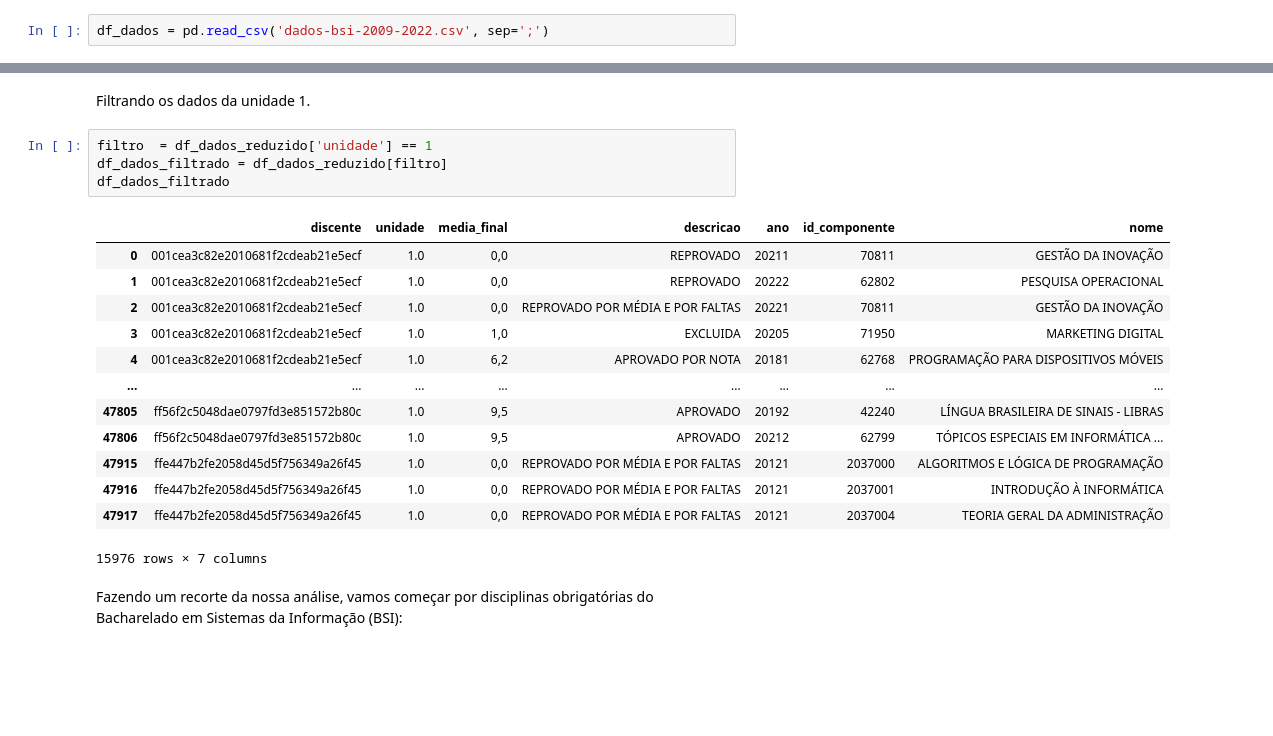
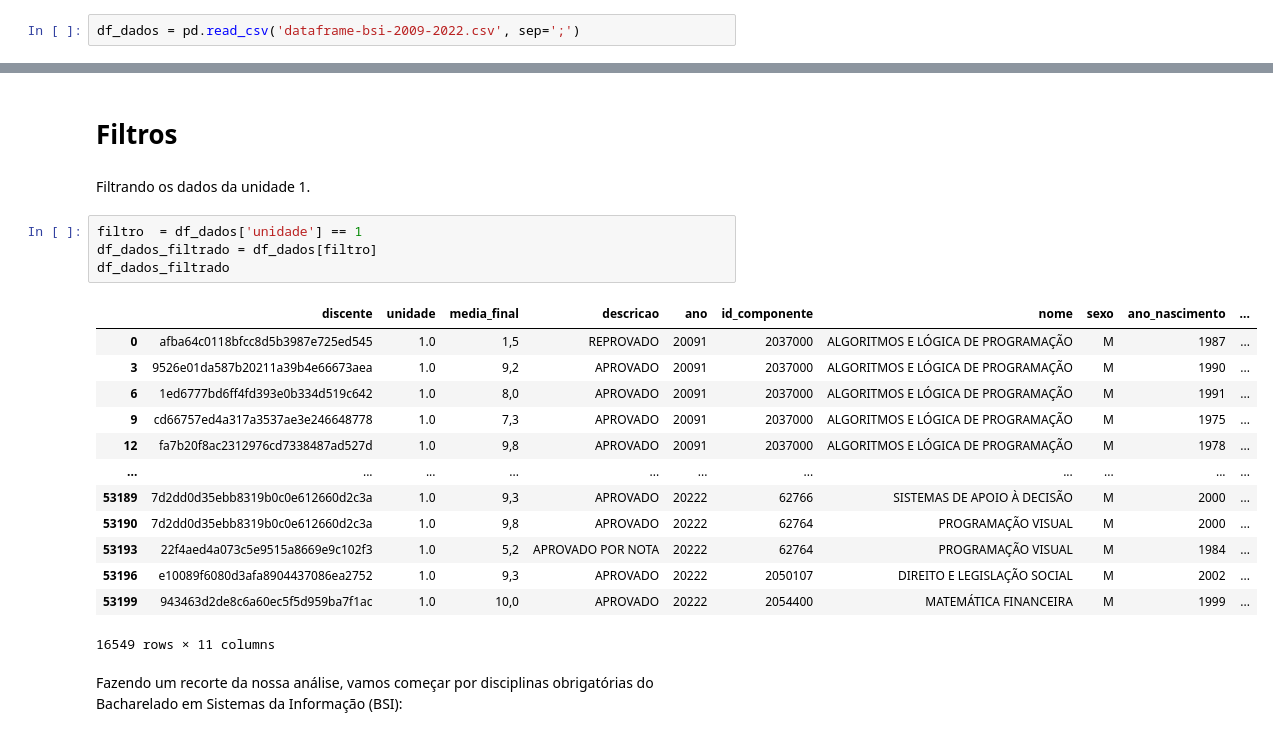
Before and after one commit to wanessabezerra/dataframe-bsi, a Jupyter notebook: datasets/dados_bsi.ipynb, the cells around one changed output, grey strips where cells are left out. Saved outputs shown, nothing was run; the diff lists cells and outputs as text; blank space fills up the shorter version.

```diff
--- a/datasets/dados_bsi.ipynb
+++ b/datasets/dados_bsi.ipynb
@@ -5,3 +6,3 @@ import seaborn as sns
 sns.set()
 # %%
-df_dados = pd.read_csv('dados-bsi-2009-2022.csv', sep=';')
+df_dados = pd.read_csv('dataframe-bsi-2009-2022.csv', sep=';')
@@ -27,23 +9,25 @@ df_dados_reduzido
+# %% [markdown]
+# Filtros
 # %% [markdown]
 Filtrando os dados da unidade 1.
 # %%
-filtro  = df_dados_reduzido['unidade'] == 1
-df_dados_filtrado = df_dados_reduzido[filtro]
+filtro  = df_dados['unidade'] == 1
+df_dados_filtrado = df_dados[filtro]
 df_dados_filtrado
 # %% [output]
-|  | discente | unidade | media_final | descricao | ano | id_componente | nome |
-| 0 | 001cea3c82e2010681f2cdeab21e5ecf | 1.0 | 0,0 | REPROVADO | 20211 | 70811 | GESTÃO DA INOVAÇÃO |
-| 1 | 001cea3c82e2010681f2cdeab21e5ecf | 1.0 | 0,0 | REPROVADO | 20222 | 62802 | PESQUISA OPERACIONAL |
-| 2 | 001cea3c82e2010681f2cdeab21e5ecf | 1.0 | 0,0 | REPROVADO POR MÉDIA E POR FALTAS | 20221 | 70811 | GESTÃO DA INOVAÇÃO |
-| 3 | 001cea3c82e2010681f2cdeab21e5ecf | 1.0 | 1,0 | EXCLUIDA | 20205 | 71950 | MARKETING DIGITAL |
-| 4 | 001cea3c82e2010681f2cdeab21e5ecf | 1.0 | 6,2 | APROVADO POR NOTA | 20181 | 62768 | PROGRAMAÇÃO PARA DISPOSITIVOS MÓVEIS |
-| ... | ... | ... | ... | ... | ... | ... | ... |
-| 47805 | ff56f2c5048dae0797fd3e851572b80c | 1.0 | 9,5 | APROVADO | 20192 | 42240 | LÍNGUA BRASILEIRA DE SINAIS - LIBRAS |
-| 47806 | ff56f2c5048dae0797fd3e851572b80c | 1.0 | 9,5 | APROVADO | 20212 | 62799 | TÓPICOS ESPECIAIS EM INFORMÁTICA ... |
-| 47915 | ffe447b2fe2058d45d5f756349a26f45 | 1.0 | 0,0 | REPROVADO POR MÉDIA E POR FALTAS | 20121 | 2037000 | ALGORITMOS E LÓGICA DE PROGRAMAÇÃO |
-| 47916 | ffe447b2fe2058d45d5f756349a26f45 | 1.0 | 0,0 | REPROVADO POR MÉDIA E POR FALTAS | 20121 | 2037001 | INTRODUÇÃO À INFORMÁTICA |
-| 47917 | ffe447b2fe2058d45d5f756349a26f45 | 1.0 | 0,0 | REPROVADO POR MÉDIA E POR FALTAS | 20121 | 2037004 | TEORIA GERAL DA ADMINISTRAÇÃO |
+|  | discente | unidade | media_final | descricao | ano | id_componente | nome | sexo | ano_nascimento | ... |
+| 0 | afba64c0118bfcc8d5b3987e725ed545 | 1.0 | 1,5 | REPROVADO | 20091 | 2037000 | ALGORITMOS E LÓGICA DE PROGRAMAÇÃO | M | 1987 | ... |
+| 3 | 9526e01da587b20211a39b4e66673aea | 1.0 | 9,2 | APROVADO | 20091 | 2037000 | ALGORITMOS E LÓGICA DE PROGRAMAÇÃO | M | 1990 | ... |
+| 6 | 1ed6777bd6ff4fd393e0b334d519c642 | 1.0 | 8,0 | APROVADO | 20091 | 2037000 | ALGORITMOS E LÓGICA DE PROGRAMAÇÃO | M | 1991 | ... |
+| 9 | cd66757ed4a317a3537ae3e246648778 | 1.0 | 7,3 | APROVADO | 20091 | 2037000 | ALGORITMOS E LÓGICA DE PROGRAMAÇÃO | M | 1975 | ... |
+| 12 | fa7b20f8ac2312976cd7338487ad527d | 1.0 | 9,8 | APROVADO | 20091 | 2037000 | ALGORITMOS E LÓGICA DE PROGRAMAÇÃO | M | 1978 | ... |
+| ... | ... | ... | ... | ... | ... | ... | ... | ... | ... | ... |
+| 53189 | 7d2dd0d35ebb8319b0c0e612660d2c3a | 1.0 | 9,3 | APROVADO | 20222 | 62766 | SISTEMAS DE APOIO À DECISÃO | M | 2000 | ... |
+| 53190 | 7d2dd0d35ebb8319b0c0e612660d2c3a | 1.0 | 9,8 | APROVADO | 20222 | 62764 | PROGRAMAÇÃO VISUAL | M | 2000 | ... |
+| 53193 | 22f4aed4a073c5e9515a8669e9c102f3 | 1.0 | 5,2 | APROVADO POR NOTA | 20222 | 62764 | PROGRAMAÇÃO VISUAL | M | 1984 | ... |
+| 53196 | e10089f6080d3afa8904437086ea2752 | 1.0 | 9,3 | APROVADO | 20222 | 2050107 | DIREITO E LEGISLAÇÃO SOCIAL | M | 2002 | ... |
+| 53199 | 943463d2de8c6a60ec5f5d959ba7f1ac | 1.0 | 10,0 | APROVADO | 20222 | 2054400 | MATEMÁTICA FINANCEIRA | M | 1999 | ... |
-15976 rows × 7 columns
+16549 rows × 11 columns
 # %% [markdown]
 Fazendo um recorte da nossa análise, vamos começar por disciplinas obrigatórias do Bacharelado em Sistemas da Informação (BSI):
 # %%
```
Also changed, not shown: parts of 24 cells of this notebook, 2 other files.
